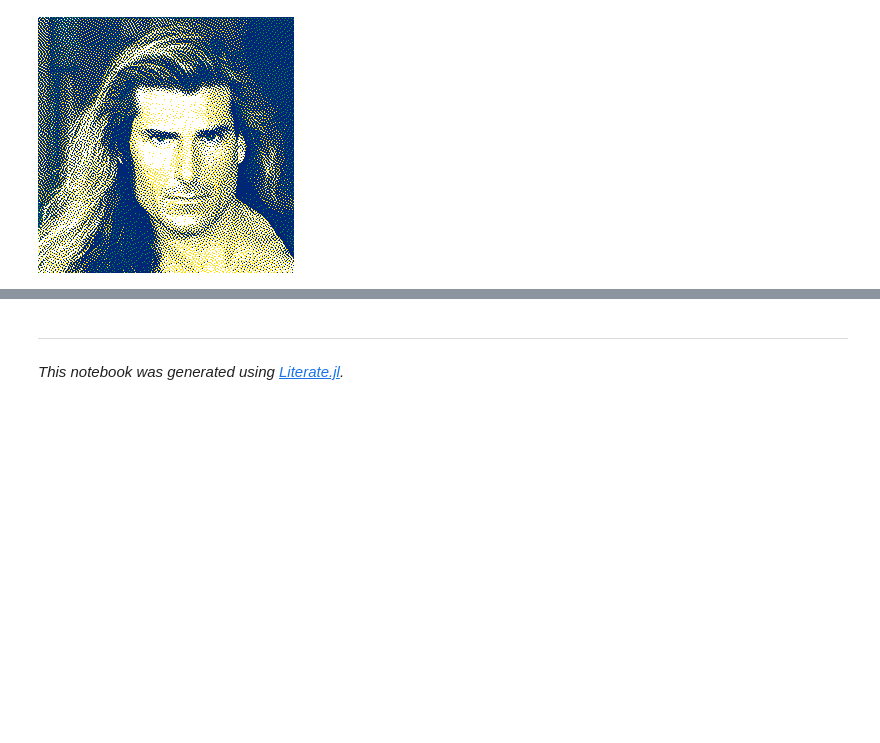
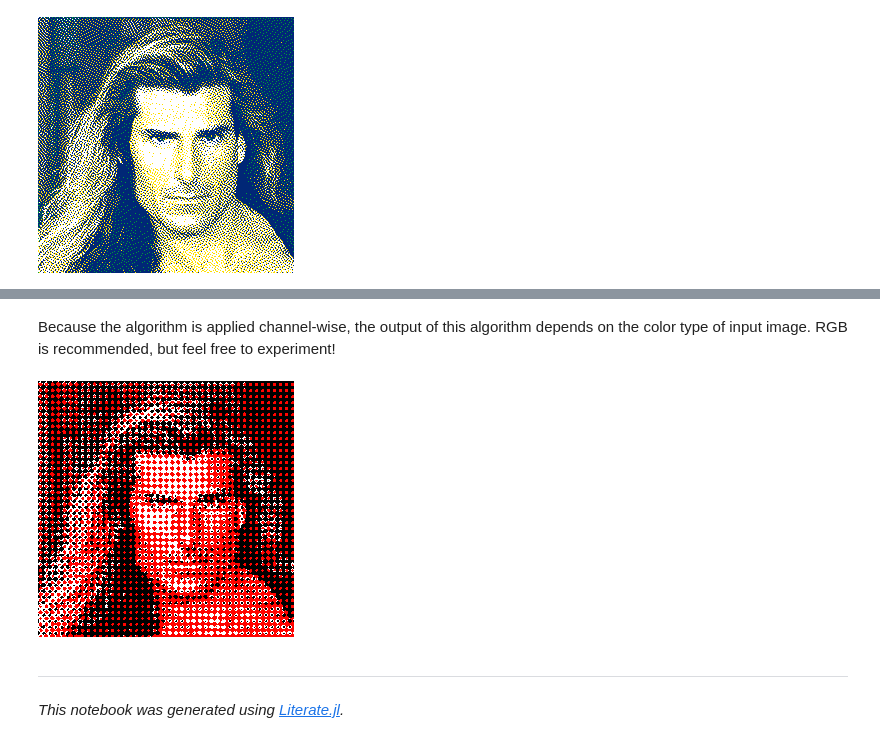
Before and after one commit to JuliaImages/DitherPunk.jl, a Jupyter notebook: dev/generated/color.ipynb, the cells around one changed output, grey strips where cells are left out. Drawn from its saved outputs; the diff is of its cells as text; code cells hidden in the pictures; blank space fills up the shorter version.

```diff
--- a/dev/generated/color.ipynb
+++ b/dev/generated/color.ipynb
@@ -66,3 +85,10 @@ d = dither(img, Atkinson(), colors)
+# %% [markdown]
+Because the algorithm is applied channel-wise, the output of this algorithm depends on the
+color type of input image. RGB is recommended, but feel free to experiment!
+# %%
+dither(HSV.(img), SeparateSpace(ClusteredDots()))
+# %% [output]
+[figure, added]
 # %% [markdown]
 ---
 
```
Also changed, not shown: parts of 5 cells of this notebook, 12 other files.
